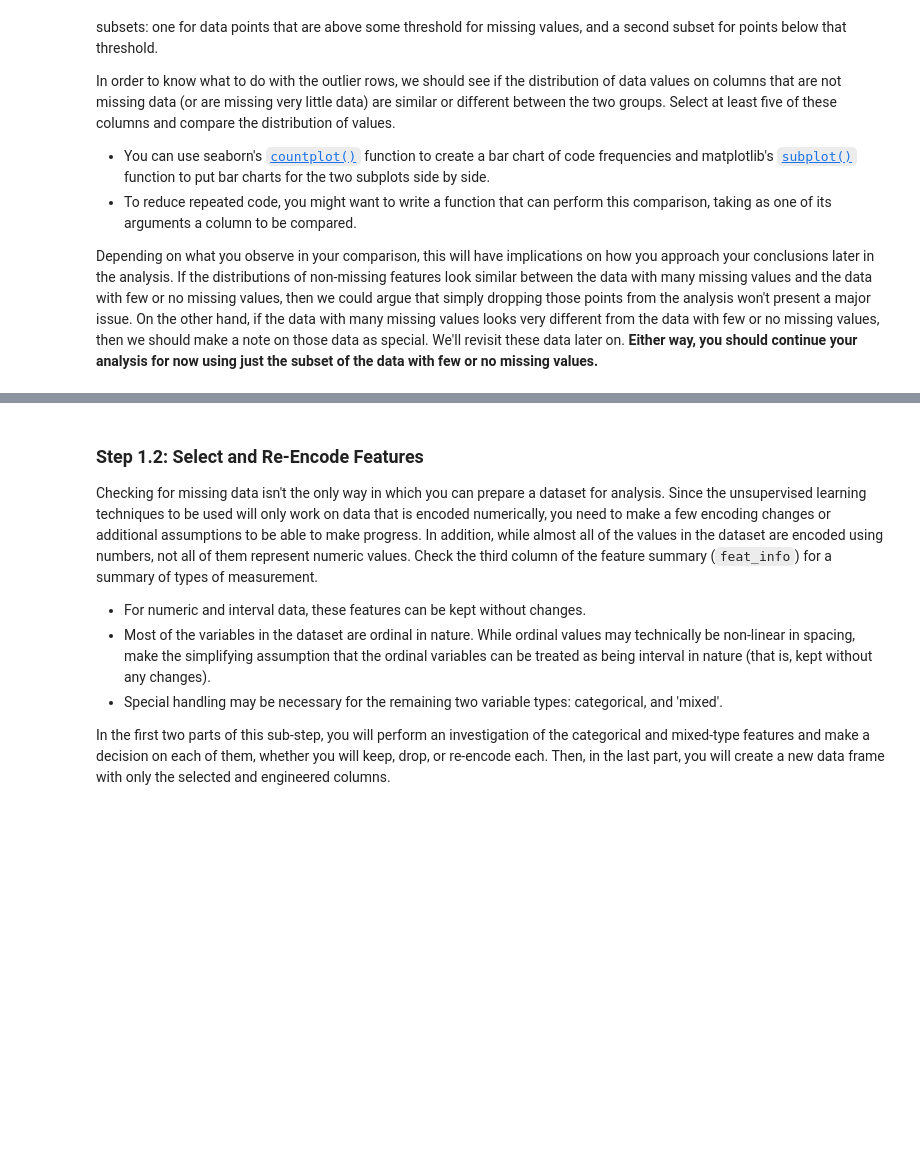
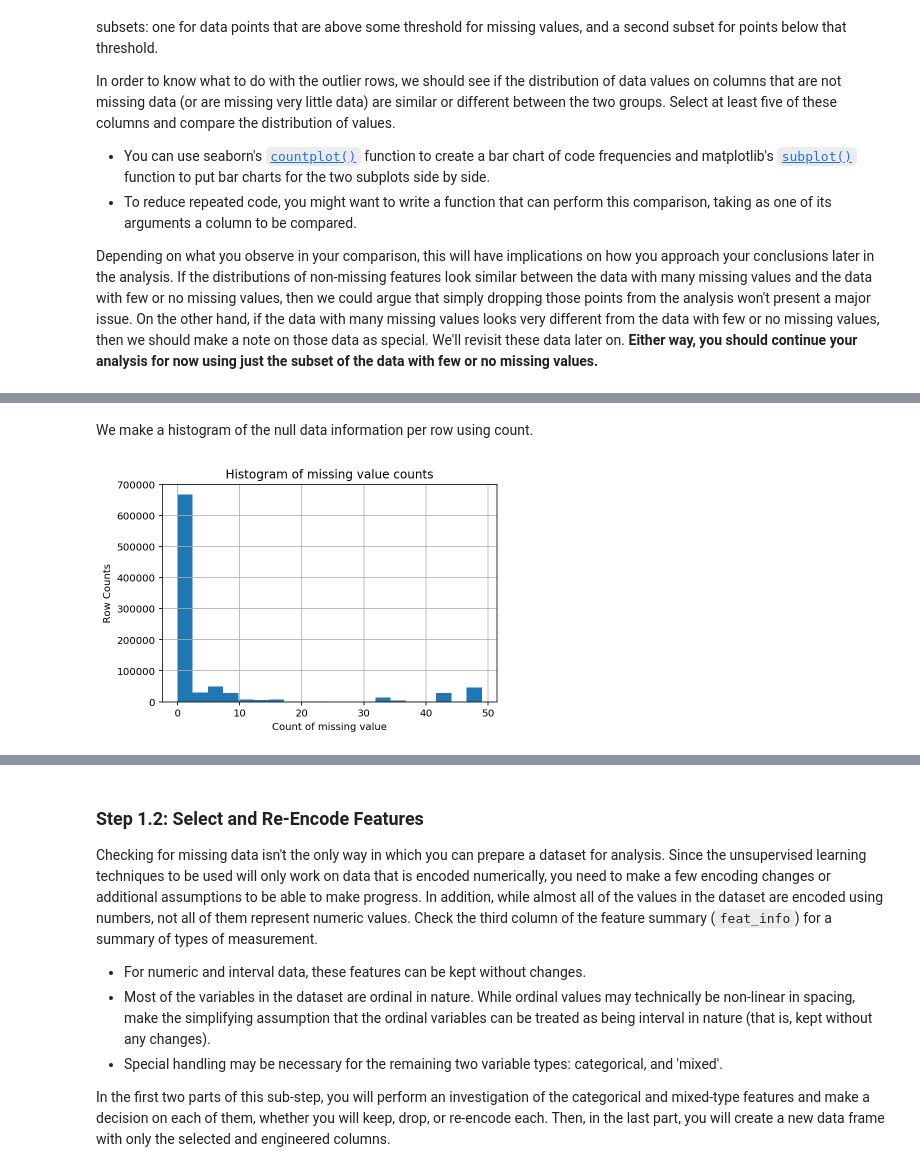
Before and after one commit to dguevar1/identify_customer_segments, a Jupyter notebook: Identify_Customer_Segments.ipynb, the cells around one changed output, grey strips where cells are left out. Saved outputs shown, nothing was run; the diff lists cells and outputs as text; code cells hidden in the pictures; blank space fills up the shorter version.

```diff
--- a/Identify_Customer_Segments.ipynb
+++ b/Identify_Customer_Segments.ipynb
@@ -827,0 +856,2 @@ Depending on what you observe in your comparison, this will have implications on
+# %%
+null_data_percentage_per_row_with_nans = np.round((null_data_count_per_row_with_nans/number_of_columns)*100,2)
@@ -827,0 +873,4 @@ Depending on what you observe in your comparison, this will have implications on
+# %%
+data_dictionary = {"null_data_count": null_data_count_per_row_with_nans, "null_data_percentage" : null_data_percentage_per_row_with_nans }
+# %%
+null_data_information_per_row_with_nans = pd.DataFrame(data=data_dictionary, index = null_data_count_per_row_with_nans.index)
@@ -827,0 +879,2 @@ Depending on what you observe in your comparison, this will have implications on
+# %%
+null_data_information_per_row_with_nans.sort_values(by='null_data_count', ascending=False, inplace=True)
@@ -827,0 +892,11 @@ Depending on what you observe in your comparison, this will have implications on
+# %% [markdown]
+We make a histogram of the null data information per row using count.
+# %%
+plt.hist(null_data_information_per_row_with_nans.null_data_count, bins=20)
+plt.xlabel("Count of missing value")
+plt.ylabel("Row Counts")
+plt.title("Histogram of missing value counts")
+plt.grid(True)
+plt.show()
+# %% [output]
+[figure, added]
```
Also changed, not shown: parts of 47 cells of this notebook, 1 other file.
